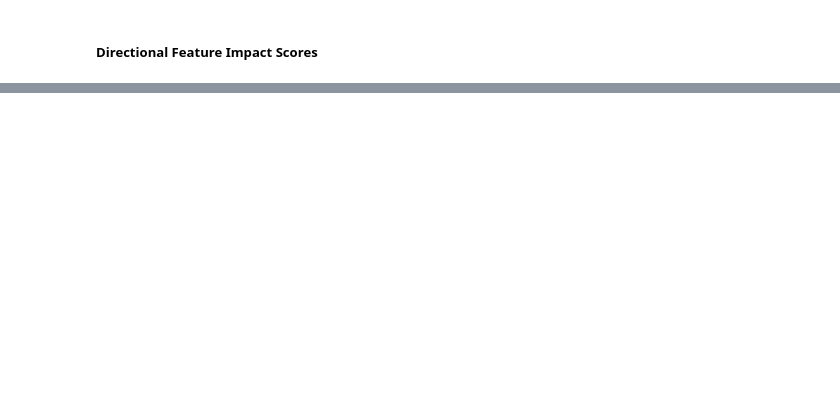
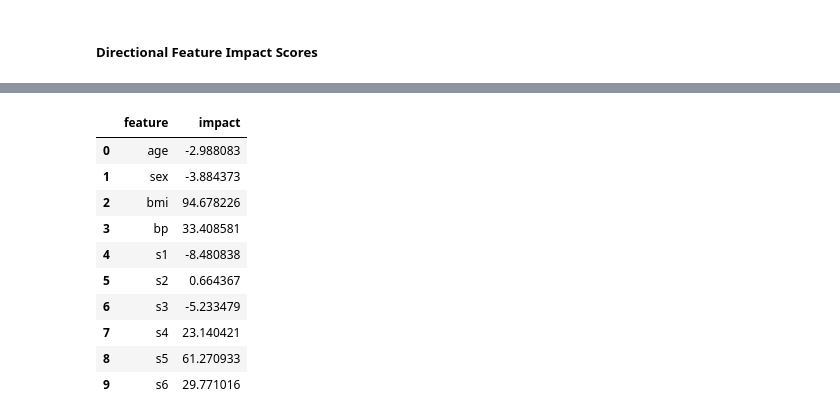
Before and after one commit to cf6600/feature-tracking-gbt, a Jupyter notebook: functions_sanity_test.ipynb, the cells around one changed output, grey strips where cells are left out. Cells and saved outputs as stored; diff of their text form; code cells hidden in the pictures; blank space fills up the shorter version.

```diff
--- a/functions_sanity_test.ipynb
+++ b/functions_sanity_test.ipynb
@@ -280,0 +312,16 @@ plt.show()
+# %%
+aggregated_impacts = df_impacts.groupby('feature')['impact'].sum().reset_index()
+aggregated_impacts['feature'] = aggregated_impacts['feature'].apply(lambda x: feature_name_mappings[x])
+aggregated_impacts
+# %% [output]
+|  | feature | impact |
+| 0 | age | -2.988083 |
+| 1 | sex | -3.884373 |
+| 2 | bmi | 94.678226 |
+| 3 | bp | 33.408581 |
+| 4 | s1 | -8.480838 |
+| 5 | s2 | 0.664367 |
+| 6 | s3 | -5.233479 |
+| 7 | s4 | 23.140421 |
+| 8 | s5 | 61.270933 |
+| 9 | s6 | 29.771016 |
```
Also changed, not shown: parts of 18 cells of this notebook, 1 other file.
